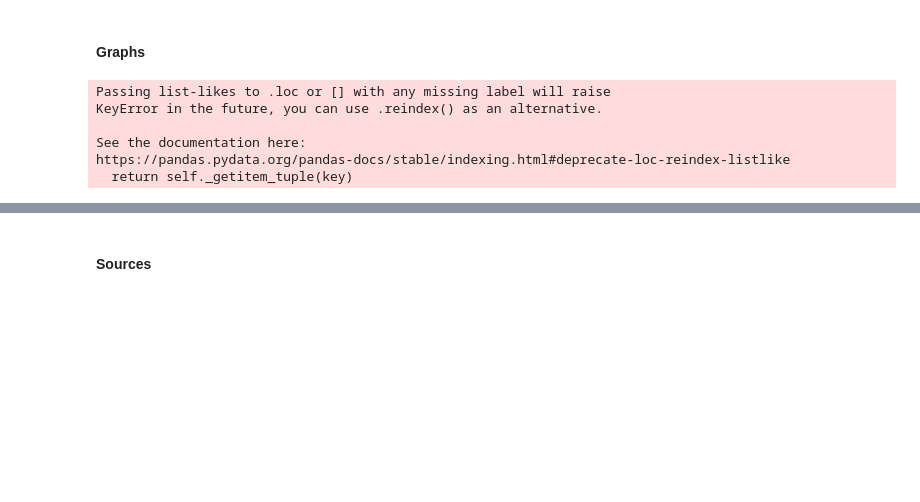
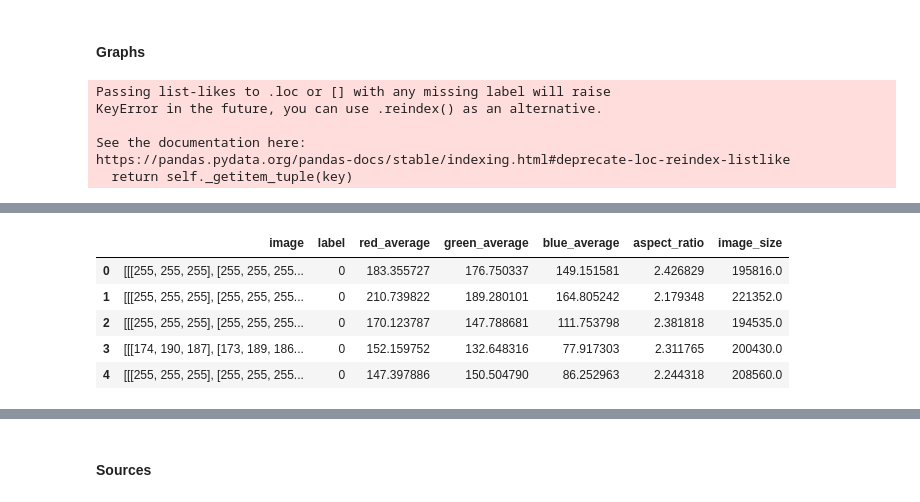
Before and after one commit to chriscorrea14/ds100_final_proj, a Jupyter notebook: GradProject_NB2.ipynb, the cells around one changed output, grey strips where cells are left out. Drawn from its saved outputs; the diff is of its cells as text; code cells hidden in the pictures; blank space fills up the shorter version.

```diff
--- a/GradProject_NB2.ipynb
+++ b/GradProject_NB2.ipynb
@@ -92,0 +118,12 @@ Text(27.3264,0.5,'Average Color Channel Value')
+# %%
+# Exploration of data!
+
+# Determine the image size
+starting_data['image_size'] = pd.Series([ft0(image) for image in starting_data['image']])
+# %% [output]
+|  | image | label | red_average | green_average | blue_average | aspect_ratio | image_size |
+| 0 | [[[255, 255, 255], [255, 255, 255... | 0 | 183.355727 | 176.750337 | 149.151581 | 2.426829 | 195816.0 |
+| 1 | [[[255, 255, 255], [255, 255, 255... | 0 | 210.739822 | 189.280101 | 164.805242 | 2.179348 | 221352.0 |
+| 2 | [[[255, 255, 255], [255, 255, 255... | 0 | 170.123787 | 147.788681 | 111.753798 | 2.381818 | 194535.0 |
+| 3 | [[[174, 190, 187], [173, 189, 186... | 0 | 152.159752 | 132.648316 | 77.917303 | 2.311765 | 200430.0 |
+| 4 | [[[255, 255, 255], [255, 255, 255... | 0 | 147.397886 | 150.504790 | 86.252963 | 2.244318 | 208560.0 |
```
Also changed, not shown: parts of 7 cells of this notebook.
